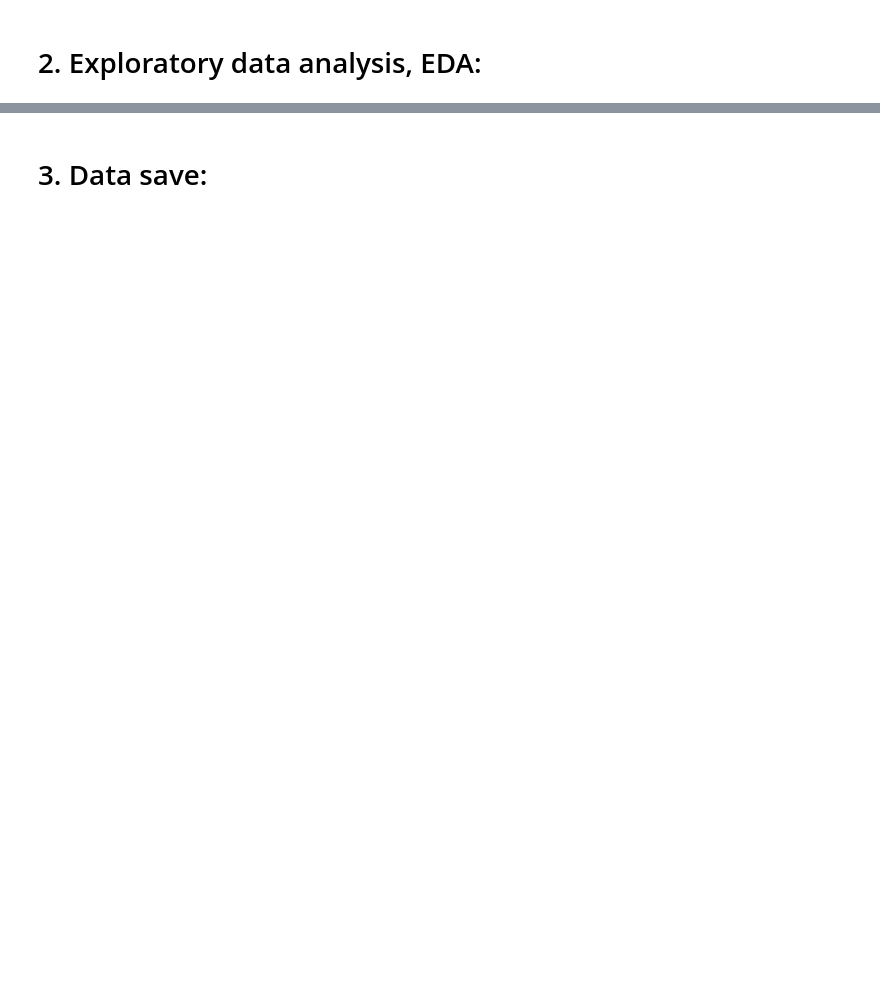
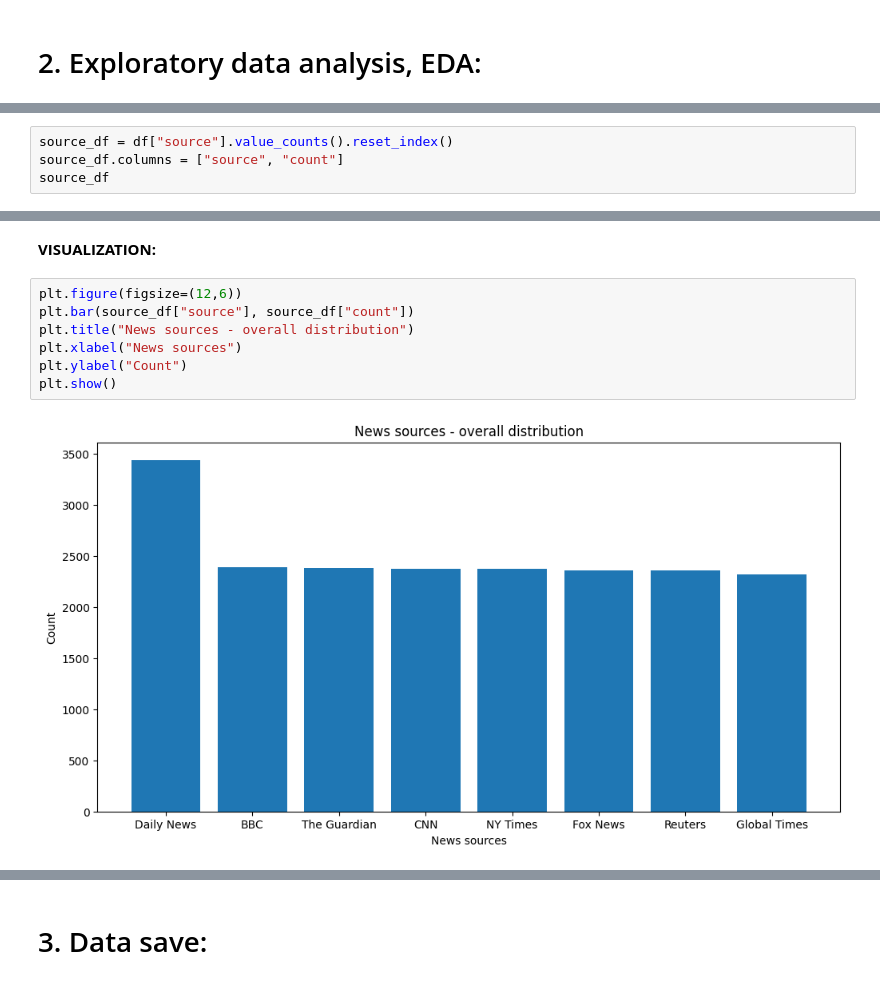
Before and after one commit to BenoitLoze1977/34.4_capstonethree_fakenewsdetection, a Jupyter notebook: notebooks/CapstoneThree_DataWrangling_EDA.ipynb, the cells around one changed output, grey strips where cells are left out. Saved outputs shown, nothing was run; the diff lists cells and outputs as text; blank space fills up the shorter version.

```diff
--- a/notebooks/CapstoneThree_DataWrangling_EDA.ipynb
+++ b/notebooks/CapstoneThree_DataWrangling_EDA.ipynb
@@ -218,0 +701,4 @@ df["title_clean"] = [clean_doc(doc) for doc in df["title_doc"]]
+# %%
+source_df = df["source"].value_counts().reset_index()
+source_df.columns = ["source", "count"]
+source_df
@@ -218,0 +756,11 @@ df["title_clean"] = [clean_doc(doc) for doc in df["title_doc"]]
+# %% [markdown]
+**VISUALIZATION:**
+# %%
+plt.figure(figsize=(12,6))
+plt.bar(source_df["source"], source_df["count"])
+plt.title("News sources - overall distribution")
+plt.xlabel("News sources")
+plt.ylabel("Count")
+plt.show()
+# %% [output]
+[figure, added]
```
Also changed, not shown: parts of 106 cells of this notebook, 1 other file.
